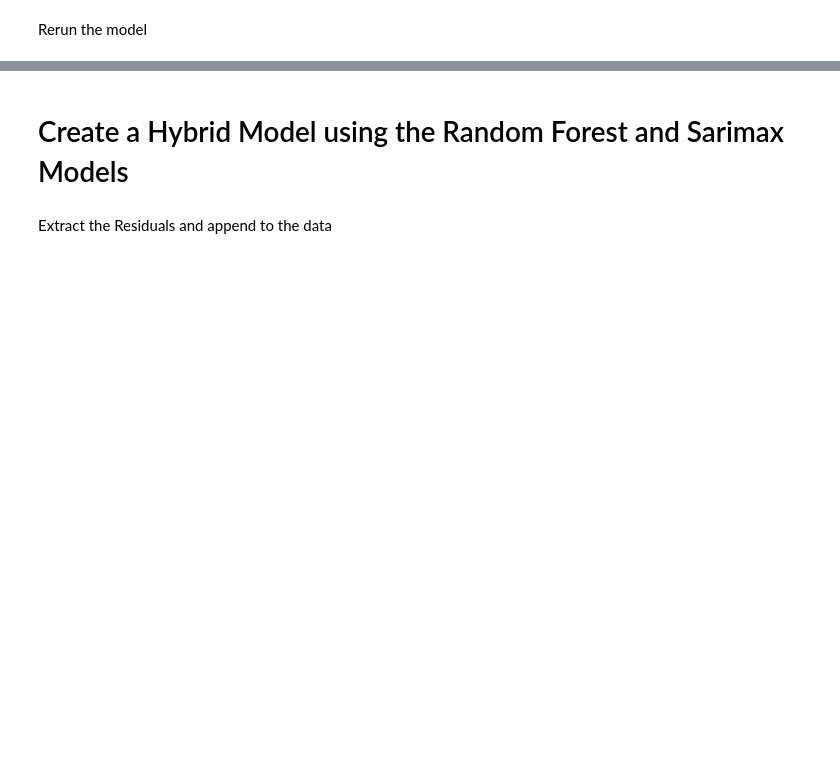
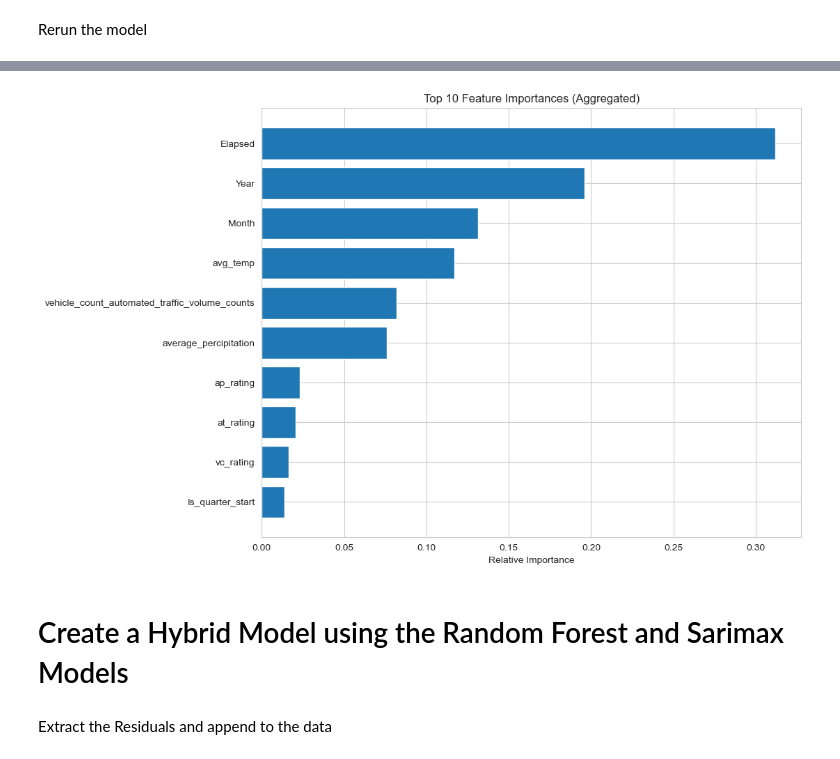
Before and after one commit to paulr28/Msc_Capstone, a Jupyter notebook: Data_Collection.ipynb, the cells around one changed output, grey strips where cells are left out. Saved outputs shown, nothing was run; the diff lists cells and outputs as text; code cells hidden in the pictures; blank space fills up the shorter version.

```diff
--- a/Data_Collection.ipynb
+++ b/Data_Collection.ipynb
@@ -1869,31 +2981,34 @@ plt.show()
 # %%
 # Get the feature importances
+feature_importances = model.feature_importances_
 
 # Assuming X_train is a DataFrame
 feature_names = X_train.columns
 
 # Get the unique feature names and their corresponding importances
 unique_feature_names, unique_importances = [], []
 
 for name in set(feature_names):
     indices = [i for i, x in enumerate(feature_names) if x == name]
     unique_feature_names.append(name)
     unique_importances.append(sum(feature_importances[indices]))
 
 # Convert to NumPy arrays
 unique_feature_names = np.array(unique_feature_names)
 unique_importances = np.array(unique_importances)
 
 # Get the top ten indices
 top_ten_idx = np.argsort(unique_importances)[-10:]
 
 # Create a bar plot of the top ten feature importances
 plt.figure(figsize=(10, 8))
 plt.title('Top 10 Feature Importances (Aggregated)')
 plt.barh(range(len(top_ten_idx)), unique_importances[top_ten_idx], align='center')
 plt.yticks(range(len(top_ten_idx)), unique_feature_names[top_ten_idx])
 plt.xlabel('Relative Importance')
 plt.show()
+# %% [output]
+[figure, added]
 # %% [markdown]
 # Create a Hybrid Model using the Random Forest and Sarimax Models
 # %% [markdown]
```
Also changed, not shown: parts of 148 cells of this notebook.
